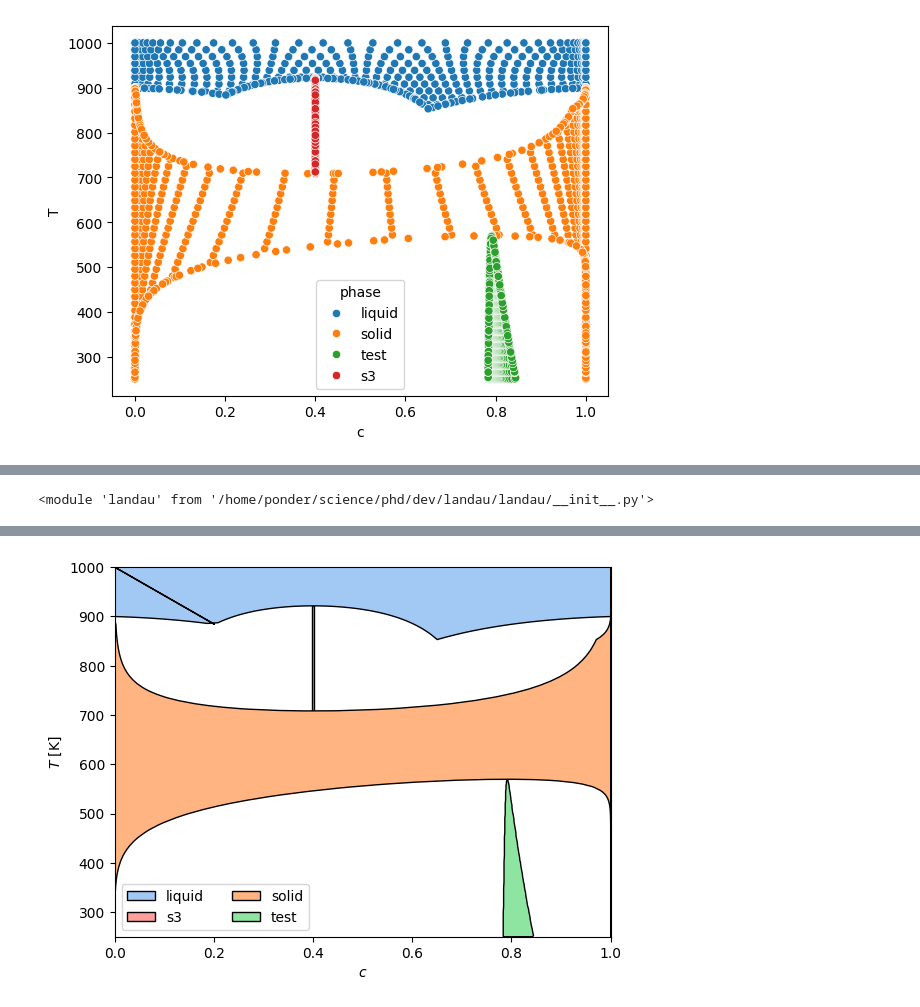
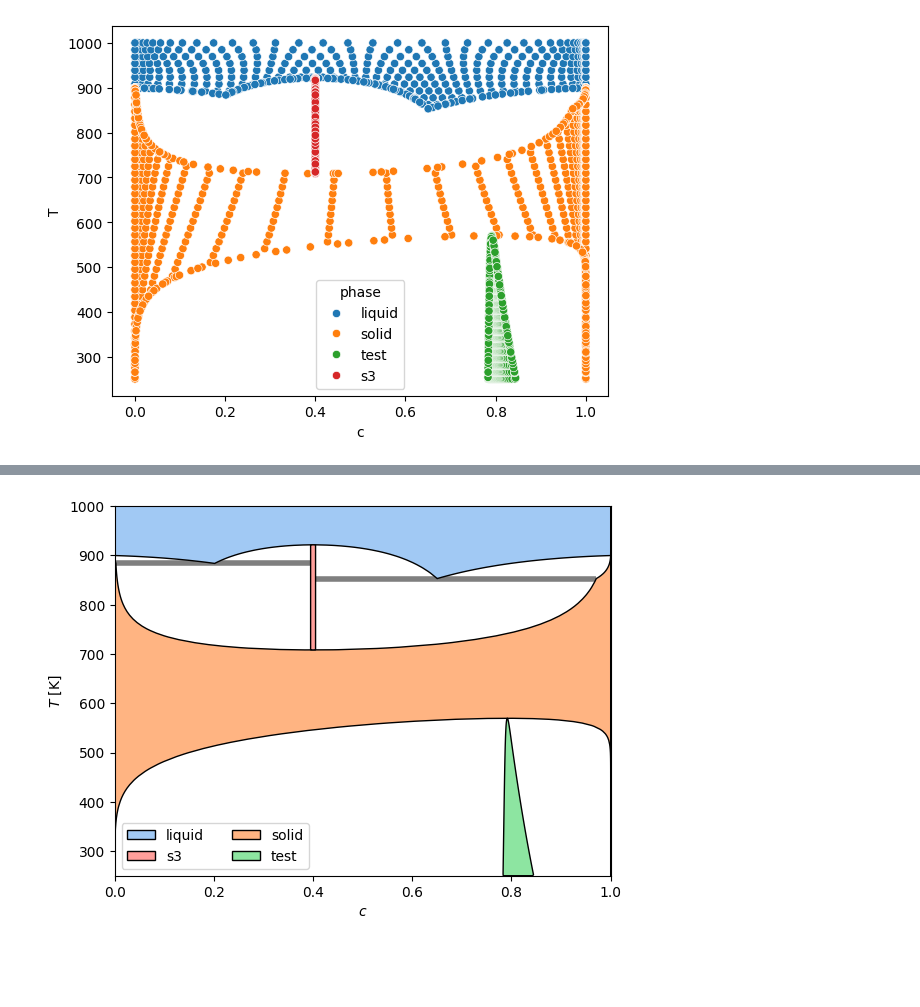
Before and after one commit to eisenforschung/landau, a Jupyter notebook: notebooks/Toy.ipynb, the cells around one changed output, grey strips where cells are left out. Cells and saved outputs as stored; diff of their text form; code cells hidden in the pictures; blank space fills up the shorter version.

```diff
--- a/notebooks/Toy.ipynb
+++ b/notebooks/Toy.ipynb
@@ -181,9 +181,4 @@ sns.scatterplot(
-# %%
-re(ld.phases)
-re(ld)
-# %% [output]
-<module 'landau' from '/home/ponder/science/phd/dev/landau/landau/__init__.py'>
 # %%
-ld.plot_phase_diagram(df)
-# plt.ylim(750, 1000)
+%%time
+ld.plot_phase_diagram(df, poly_method='tsp', tielines=True)
 # %% [output]
@@ -190 +187 @@ ld.plot_phase_diagram(df)
-[figure, old version]
+[figure, new version]
```
Also changed, not shown: parts of 7 cells of this notebook, 3 other files.
